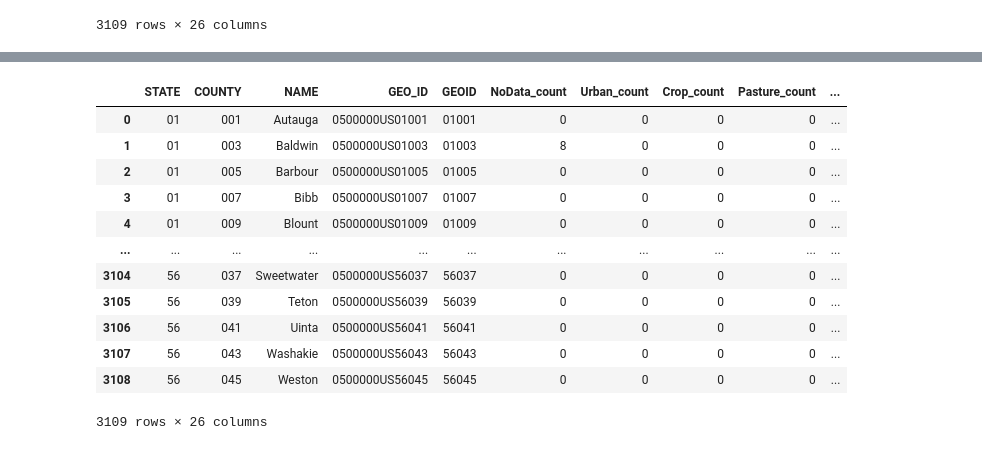
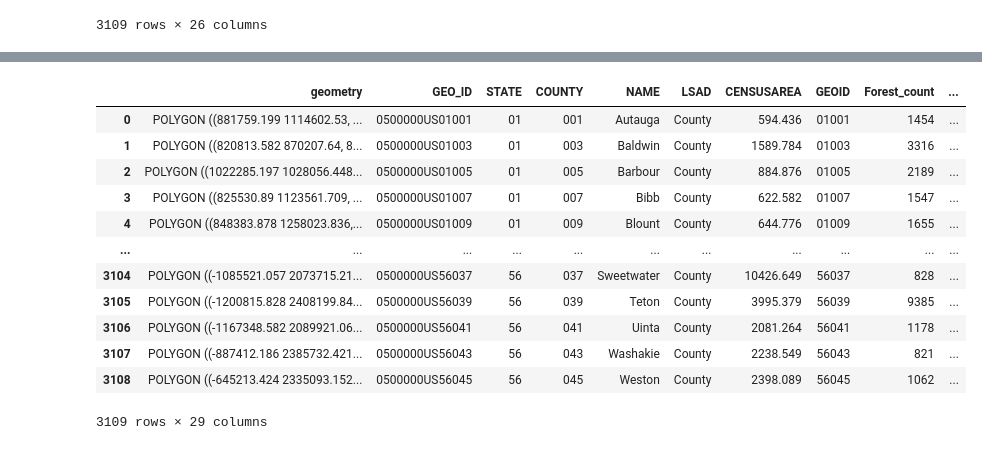
Before and after one commit to naokic3/Frontier, a Jupyter notebook: Cover.ipynb, the cells around one changed output, grey strips where cells are left out. Saved outputs shown, nothing was run; the diff lists cells and outputs as text; code cells hidden in the pictures.

```diff
--- a/Cover.ipynb
+++ b/Cover.ipynb
@@ -765,21 +927,21 @@ MULTI-YEAR LAND COVER ANALYSIS SUMMARY
 PROCESSING COMPLETE - All datasets ready for analysis!
 ======================================================================
 # %%
-county_cover_datasets[1790]
+county_cover_geodatasets[1790]
 # %% [output]
-|  | STATE | COUNTY | NAME | GEO_ID | GEOID | NoData_count | Urban_count | Crop_count | Pasture_count | ... |
-| 0 | 01 | 001 | Autauga | 0500000US01001 | 01001 | 0 | 0 | 0 | 0 | ... |
-| 1 | 01 | 003 | Baldwin | 0500000US01003 | 01003 | 8 | 0 | 0 | 0 | ... |
-| 2 | 01 | 005 | Barbour | 0500000US01005 | 01005 | 0 | 0 | 0 | 0 | ... |
-| 3 | 01 | 007 | Bibb | 0500000US01007 | 01007 | 0 | 0 | 0 | 0 | ... |
-| 4 | 01 | 009 | Blount | 0500000US01009 | 01009 | 0 | 0 | 0 | 0 | ... |
+|  | geometry | GEO_ID | STATE | COUNTY | NAME | LSAD | CENSUSAREA | GEOID | Forest_count | ... |
+| 0 | POLYGON ((881759.199 1114602.53, ... | 0500000US01001 | 01 | 001 | Autauga | County | 594.436 | 01001 | 1454 | ... |
+| 1 | POLYGON ((820813.582 870207.64, 8... | 0500000US01003 | 01 | 003 | Baldwin | County | 1589.784 | 01003 | 3316 | ... |
+| 2 | POLYGON ((1022285.197 1028056.448... | 0500000US01005 | 01 | 005 | Barbour | County | 884.876 | 01005 | 2189 | ... |
+| 3 | POLYGON ((825530.89 1123561.709, ... | 0500000US01007 | 01 | 007 | Bibb | County | 622.582 | 01007 | 1547 | ... |
+| 4 | POLYGON ((848383.878 1258023.836,... | 0500000US01009 | 01 | 009 | Blount | County | 644.776 | 01009 | 1655 | ... |
 | ... | ... | ... | ... | ... | ... | ... | ... | ... | ... | ... |
-| 3104 | 56 | 037 | Sweetwater | 0500000US56037 | 56037 | 0 | 0 | 0 | 0 | ... |
-| 3105 | 56 | 039 | Teton | 0500000US56039 | 56039 | 0 | 0 | 0 | 0 | ... |
-| 3106 | 56 | 041 | Uinta | 0500000US56041 | 56041 | 0 | 0 | 0 | 0 | ... |
-| 3107 | 56 | 043 | Washakie | 0500000US56043 | 56043 | 0 | 0 | 0 | 0 | ... |
-| 3108 | 56 | 045 | Weston | 0500000US56045 | 56045 | 0 | 0 | 0 | 0 | ... |
+| 3104 | POLYGON ((-1085521.057 2073715.21... | 0500000US56037 | 56 | 037 | Sweetwater | County | 10426.649 | 56037 | 828 | ... |
+| 3105 | POLYGON ((-1200815.828 2408199.84... | 0500000US56039 | 56 | 039 | Teton | County | 3995.379 | 56039 | 9385 | ... |
+| 3106 | POLYGON ((-1167348.582 2089921.06... | 0500000US56041 | 56 | 041 | Uinta | County | 2081.264 | 56041 | 1178 | ... |
+| 3107 | POLYGON ((-887412.186 2385732.421... | 0500000US56043 | 56 | 043 | Washakie | County | 2238.549 | 56043 | 821 | ... |
+| 3108 | POLYGON ((-645213.424 2335093.152... | 0500000US56045 | 56 | 045 | Weston | County | 2398.089 | 56045 | 1062 | ... |
-3109 rows × 26 columns
+3109 rows × 29 columns
 # %%
 # --- TEMPORAL LAND COVER CHANGE VISUALIZATIONS ---
 import matplotlib.pyplot as plt
```
Also changed, not shown: parts of 15 cells of this notebook, 9 other files.
